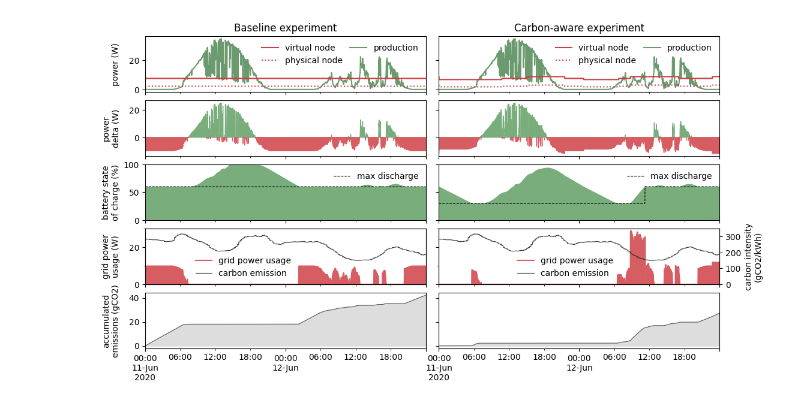
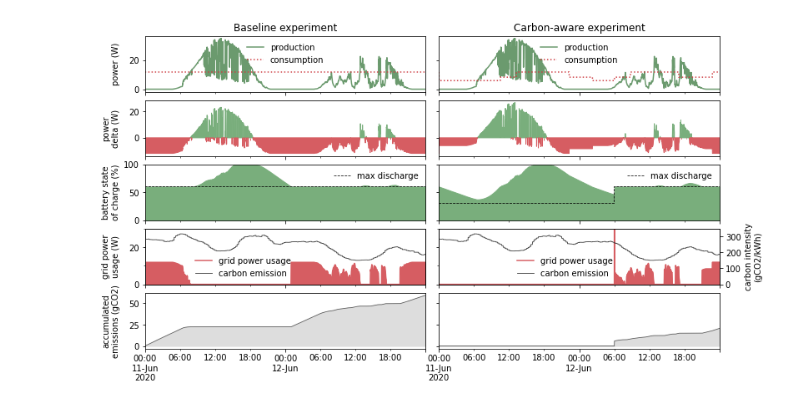
Before and after one commit to dos-group/vessim, a Jupyter notebook: experimental/experiment_analysis.ipynb, the cells around one changed output. Drawn from its saved outputs; the diff is of its cells as text; code cells hidden in the pictures.

Commit message:
some fixes and updates to data/visualization code

```diff
--- a/experimental/experiment_analysis.ipynb
+++ b/experimental/experiment_analysis.ipynb
@@ -8,5 +6,4 @@ os.chdir("..")
 # %%
-# Get data of baseline simulation
-with open ("data.csv", "r") as f:
-    baseline_experiment = pd.read_csv(f, index_col=0)
-baseline_experiment.index = pd.to_datetime(baseline_experiment.index)
+run_simulation(carbon_aware=False, result_csv="baseline.csv")
+with open("baseline.csv", "r") as f:
+    baseline_experiment = pd.read_csv(f, index_col=0, parse_dates=True)
@@ -13,4 +20,4 @@ baseline_experiment.index = pd.to_datetime(baseline_experiment.index)
 # %%
-with open ("data.csv", "r") as f:
-    carbon_aware_experiment = pd.read_csv(f, index_col=0)
-carbon_aware_experiment.index = pd.to_datetime(carbon_aware_experiment.index)
+run_simulation(carbon_aware=True, result_csv="carbon_aware.csv")
+with open("carbon_aware.csv", "r") as f:
+    carbon_aware_experiment = pd.read_csv(f, index_col=0, parse_dates=True)
@@ -28,16 +46,12 @@ def plot_evaluation(measurements_df, axs, title: str, left: bool):
     battery_soc = measurements_df["battery_soc"]
     battery_min_soc = measurements_df["battery_min_soc"]
     carbon = measurements_df["carbon_intensity"]
-    physical_node = measurements_df["computing_system_info:physical_node"]
-    virtual_node = measurements_df["computing_system_info:virtual_node"]
 
     # Plot Production and Consumption
     p_prod.plot(ax=axs[0], color="#6b9a6e", label="production")
-    physical_node.plot(ax=axs[0], color="#ce3d43", label="physical node", linestyle=":")
-    virtual_node.plot(ax=axs[0], color="#ce3d43", label="virtual node")
+    p_computing_system.plot(ax=axs[0], color="#ce3d43", label="consumption", linestyle=":")
     axs[0].set_ylabel("power (W)")
-    h, l = axs[0].get_legend_handles_labels()
-    axs[0].legend([h[2], h[1], h[0]], [l[2], l[1], l[0]], frameon=False, ncol=2, columnspacing=0.9)
+    axs[0].legend(frameon=False)
 
     # Plot Production/Consumption delta
     x = p_prod - p_computing_system
@@ -62,31 +76,31 @@ def plot_evaluation(measurements_df, axs, title: str, left: bool):
     axs[3].set_ylim(0, 30)
     axs[3].set_yticks([0, 20])
     axs[3].set_ylabel("grid power\nusage (W)")
     ax3_twin = axs[3].twinx()
     carbon.plot(ax=ax3_twin, color="#333", linewidth=.8)
     ax3_twin.set_ylim(0, 350)
     if left:
         ax3_twin.set_yticks([])
         x = 0.35
     else:
         ax3_twin.set_ylabel("carbon intensity\n(gCO2/kWh)")
         ax3_twin.set_yticks([0, 100, 200, 300])
         x = 0.45
     h1, l1 = axs[3].get_legend_handles_labels()
     h2, l2 = ax3_twin.get_legend_handles_labels()
     axs[3].legend(h1 + h2, ["grid power usage", "carbon emission"], frameon=False, loc='upper center', bbox_to_anchor=(x, 0.63))
 
     # Plot accumulated carbon emission
     emissions = p_grid * carbon  # 60 Ws * gCO2/kWh  //  gCO2/60000 // kgCO2/60000/1000
     emissions /= 60000
     emissions.cumsum().plot(ax=axs[4], color="#555", linewidth=.8)
     axs[4].fill_between(emissions.index, emissions.cumsum().values, color="#ddd")
     axs[4].set_ylabel("accumulated\nemissions (gCO2)")
 
 fig, axs = plt.subplots(ncols=2, nrows=5, sharex="col", sharey="row", figsize=(10,5.5))
 fig.tight_layout(pad=0)
 plot_evaluation(baseline_experiment, axs[:,0], title="Baseline experiment", left=True)
 plot_evaluation(carbon_aware_experiment, axs[:,1], title="Carbon-aware experiment", left=False)
 fig.align_ylabels()
 # %% [output]
-[figure, old version]
+[figure, new version]
```
Also changed, not shown: parts of 4 cells of this notebook, 4 other files.
